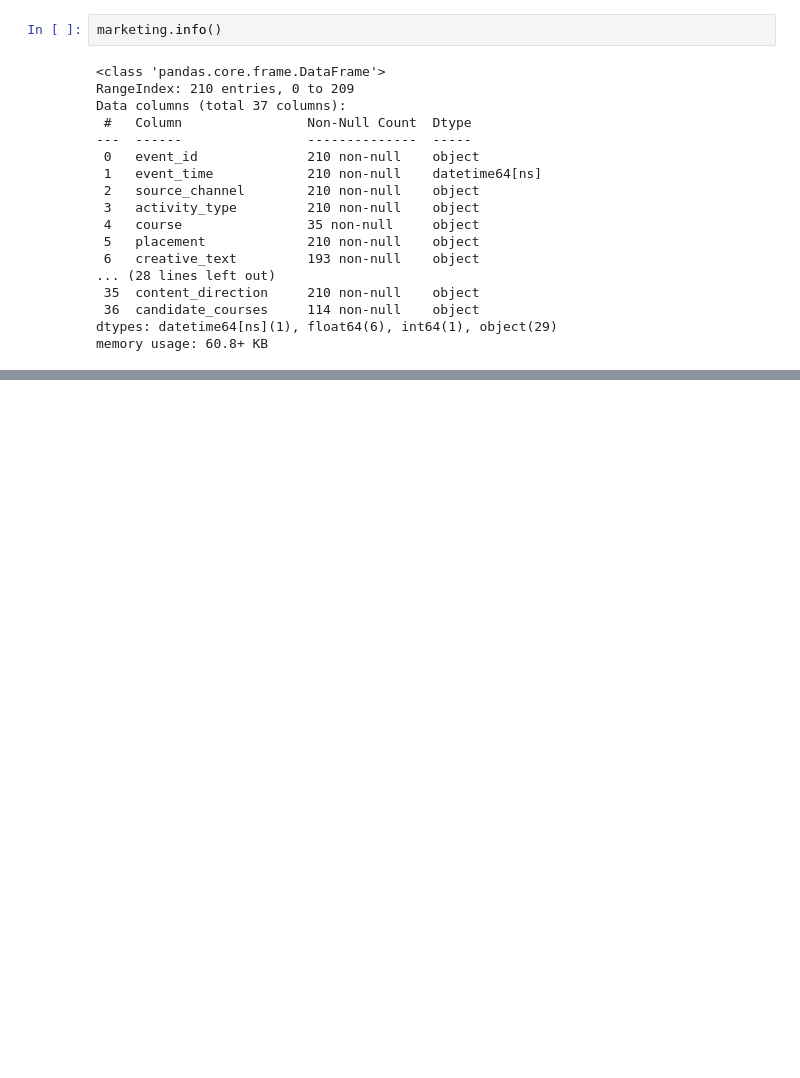
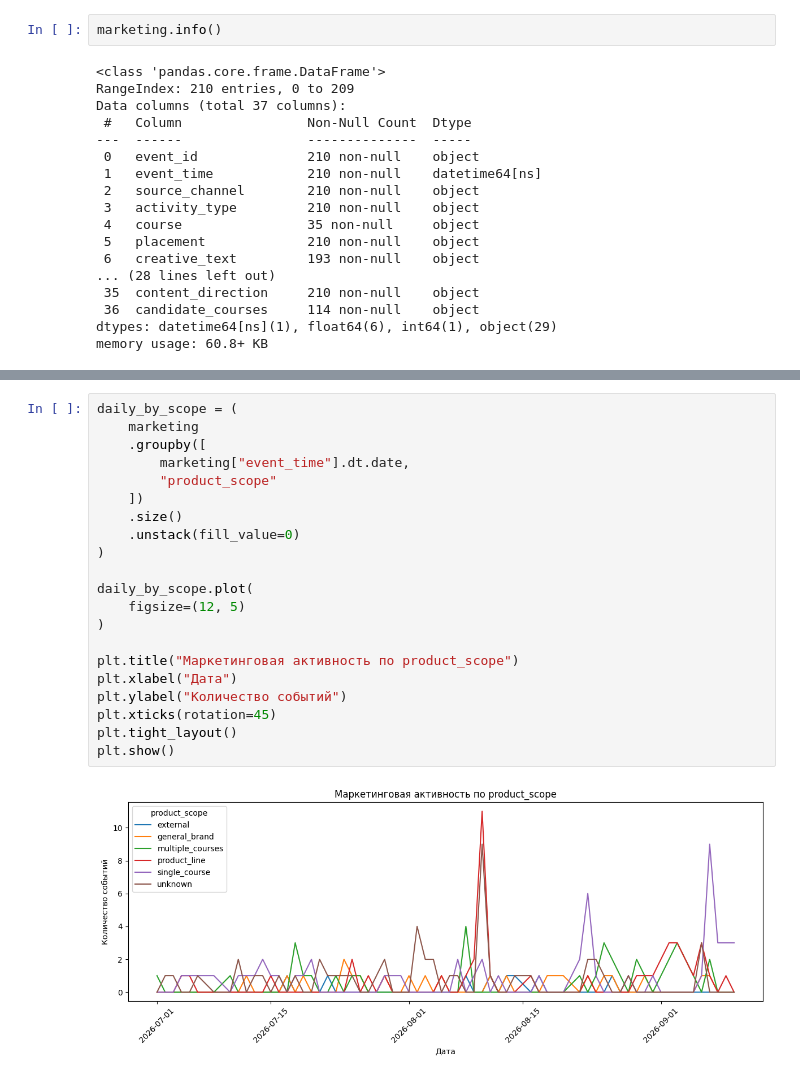
Before and after one commit to perchii/hackathon-postupashki, a Jupyter notebook: notebooks/marketing_eda.ipynb, the cells around one changed output, grey strips where cells are left out. Cells and saved outputs as stored; diff of their text form; blank space fills up the shorter version.

```diff
--- a/notebooks/marketing_eda.ipynb
+++ b/notebooks/marketing_eda.ipynb
@@ -146,0 +459,23 @@ Name: count, dtype: int64
+# %%
+daily_by_scope = (
+    marketing
+    .groupby([
+        marketing["event_time"].dt.date,
+        "product_scope"
+    ])
+    .size()
+    .unstack(fill_value=0)
+)
+
+daily_by_scope.plot(
+    figsize=(12, 5)
+)
+
+plt.title("Маркетинговая активность по product_scope")
+plt.xlabel("Дата")
+plt.ylabel("Количество событий")
+plt.xticks(rotation=45)
+plt.tight_layout()
+plt.show()
+# %% [output]
+[figure, added]
```
Also changed, not shown: parts of 30 cells of this notebook.
